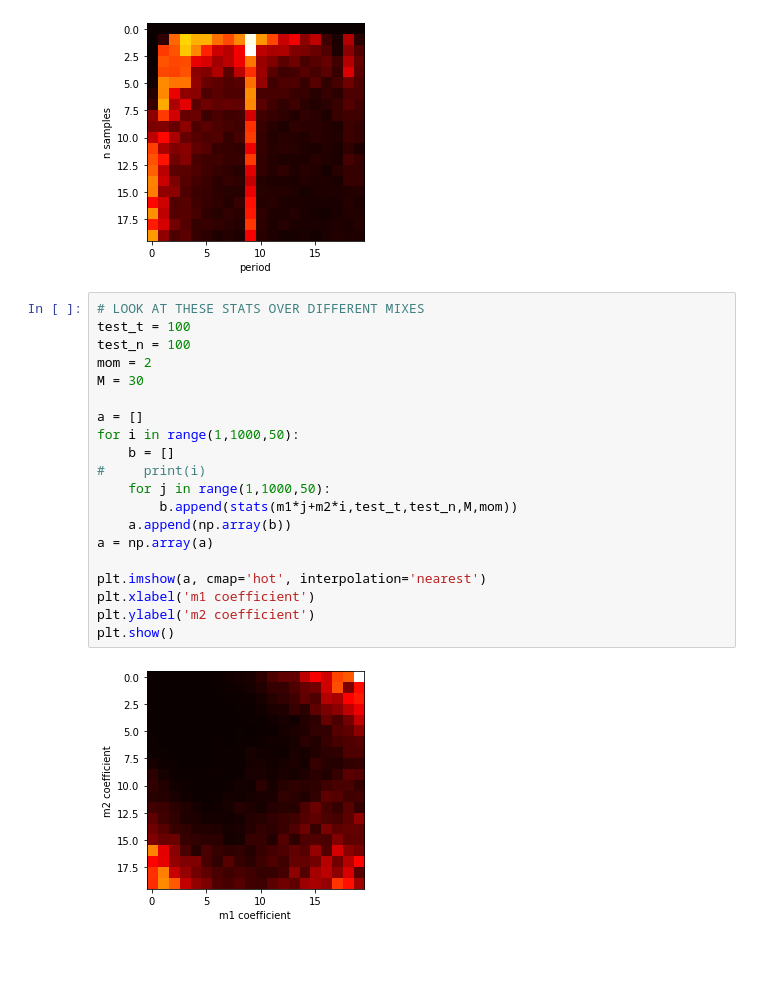
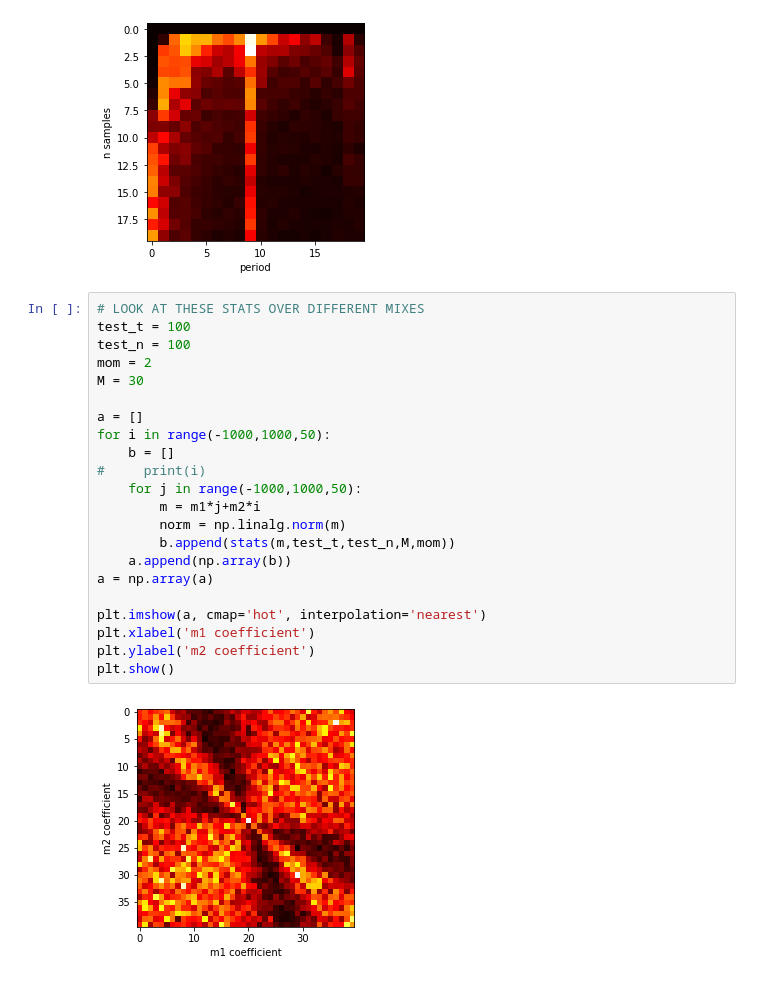
Before and after one commit to aceaton/558proj, a Jupyter notebook: waveform/Sampling.ipynb, the cells around one changed output. Cells and saved outputs as stored; diff of their text form; blank space fills up the shorter version.

```diff
--- a/waveform/Sampling.ipynb
+++ b/waveform/Sampling.ipynb
@@ -150,25 +150,27 @@ plt.show()
 # %%
 # LOOK AT THESE STATS OVER DIFFERENT MIXES
 test_t = 100
 test_n = 100
 mom = 2
 M = 30
 
 a = []
-for i in range(1,1000,50):
+for i in range(-1000,1000,50):
     b = []
 #     print(i)
-    for j in range(1,1000,50):
-        b.append(stats(m1*j+m2*i,test_t,test_n,M,mom))
+    for j in range(-1000,1000,50):
+        m = m1*j+m2*i
+        norm = np.linalg.norm(m)
+        b.append(stats(m,test_t,test_n,M,mom))
     a.append(np.array(b))
 a = np.array(a)
 
 plt.imshow(a, cmap='hot', interpolation='nearest')
 plt.xlabel('m1 coefficient')
 plt.ylabel('m2 coefficient')
 plt.show()
 # %% [output]
-[figure, old version]
+[figure, new version]
 # %%
 # graph var of kur with diff log coeffs for m2
 mom = 4
```
Also changed, not shown: parts of 6 cells of this notebook.
